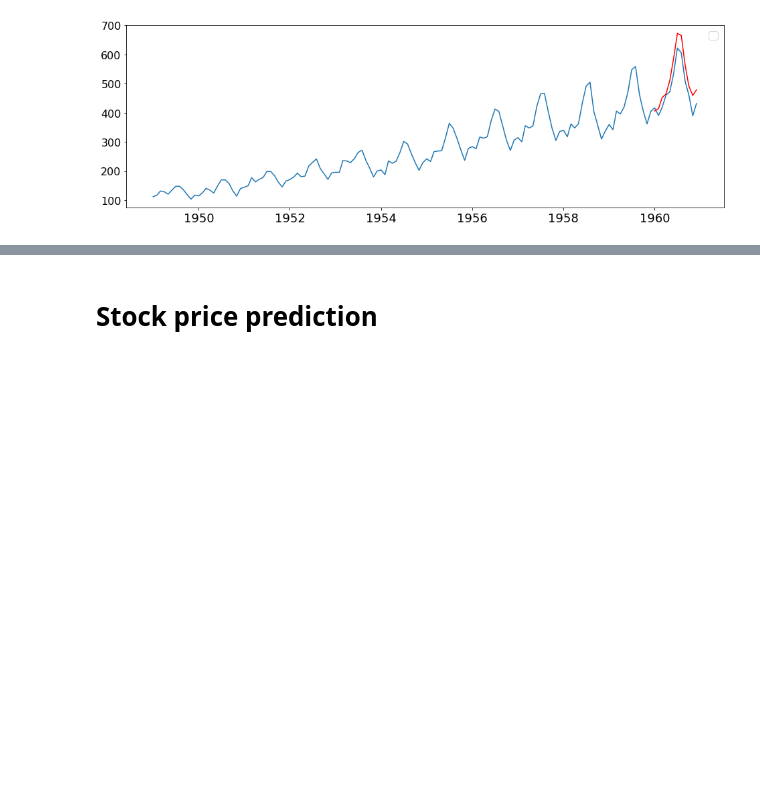
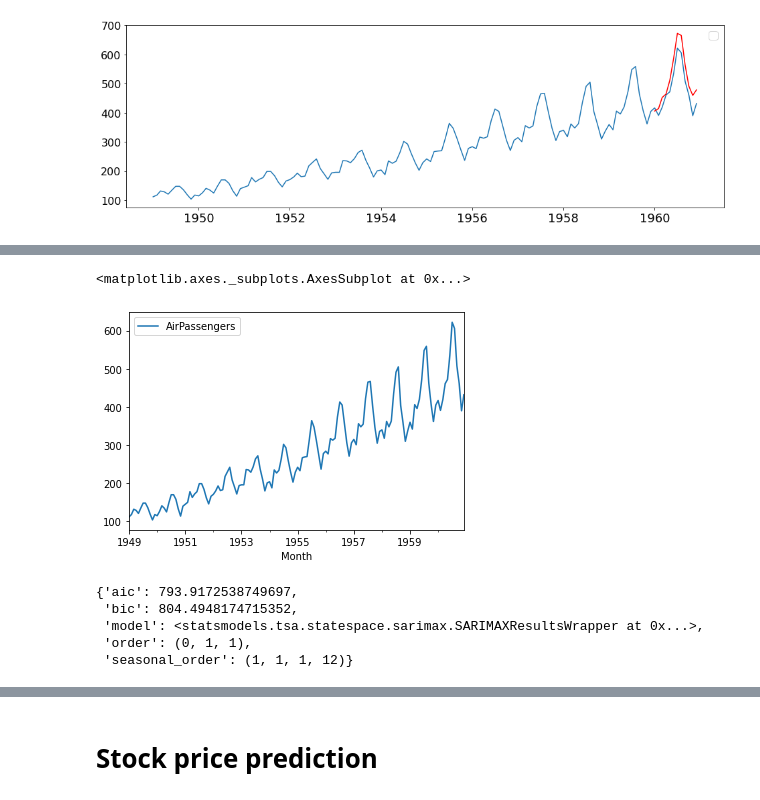
Before and after one commit to haythemtellili/AI-PROJECT, a Jupyter notebook: Time_series_with_LSTM.ipynb, the cells around one changed output, grey strips where cells are left out. Cells and saved outputs as stored; diff of their text form; code cells hidden in the pictures; blank space fills up the shorter version.

```diff
--- a/Time_series_with_LSTM.ipynb
+++ b/Time_series_with_LSTM.ipynb
@@ -105,0 +129,3 @@ No handles with labels found to put in legend.
+# %%
+dataset = pd.read_csv('/content/AirPassengers.csv')
+dataset.head()
@@ -105,0 +139,9 @@ No handles with labels found to put in legend.
+# %%
+dataset['Month'] = pd.to_datetime(dataset['Month'])
+dataset.set_index('Month', inplace=True)
+dataset.index.freq = 'MS'
+# %%
+dataset.plot()
+# %% [output]
+<matplotlib.axes._subplots.AxesSubplot at 0x...>
+[figure, added]
@@ -105,0 +198,9 @@ No handles with labels found to put in legend.
+# %%
+best = find_best_sarima(train, 'aic')
+best
+# %% [output]
+{'aic': 793.9172538749697,
+ 'bic': 804.4948174715352,
+ 'model': <statsmodels.tsa.statespace.sarimax.SARIMAXResultsWrapper at 0x...>,
+ 'order': (0, 1, 1),
+ 'seasonal_order': (1, 1, 1, 12)}
```
Also changed, not shown: parts of 38 cells of this notebook.
